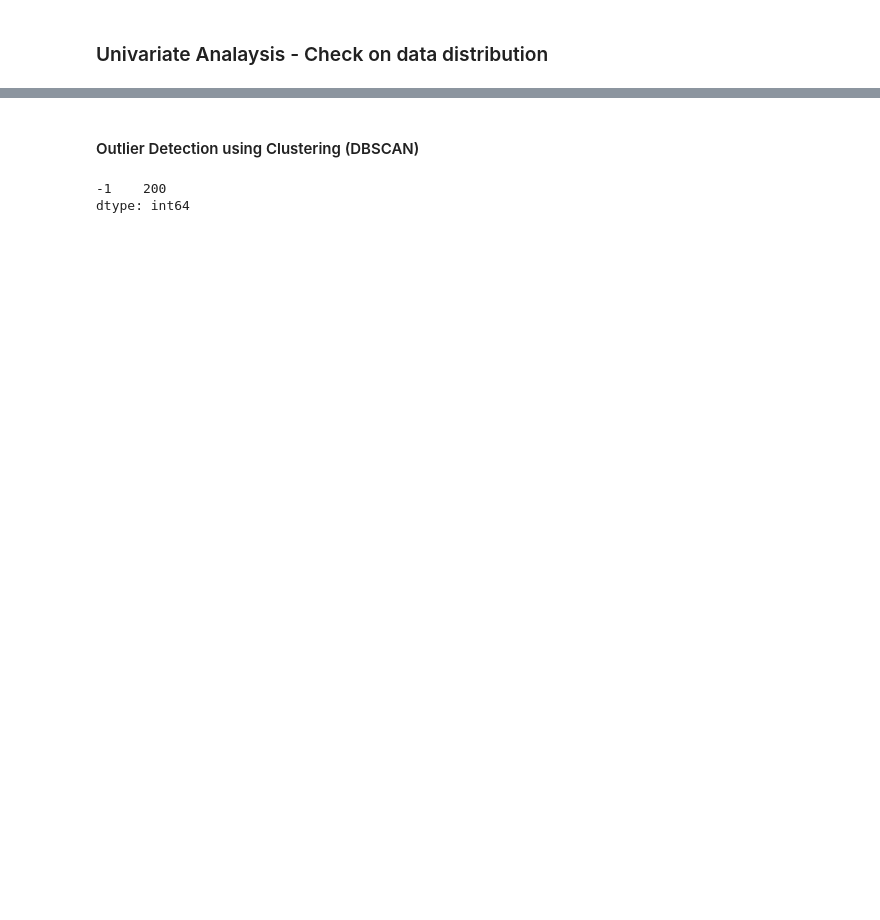
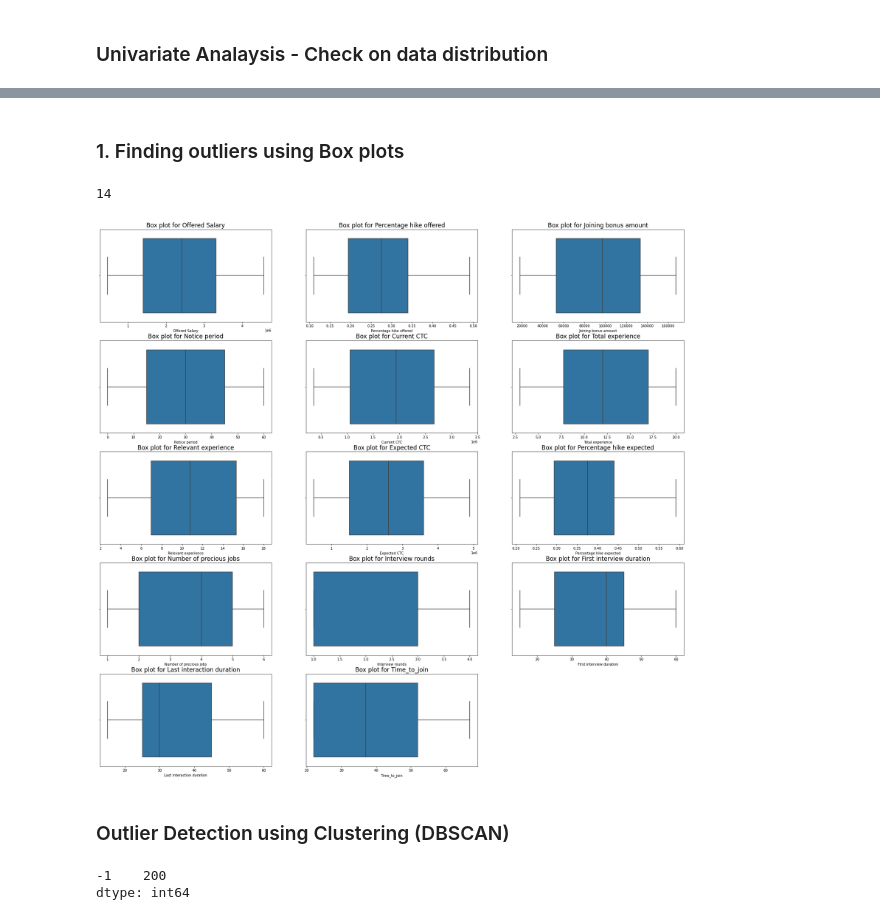
Before and after one commit to karunyads/MiniProject-FE, a Jupyter notebook: FE_PROJECT1_06.ipynb, the cells around one changed output, grey strips where cells are left out. Saved outputs shown, nothing was run; the diff lists cells and outputs as text; code cells hidden in the pictures; blank space fills up the shorter version.

```diff
--- a/FE_PROJECT1_06.ipynb
+++ b/FE_PROJECT1_06.ipynb
@@ -388,7 +337,0 @@ array([[<AxesSubplot:title={'center':'Offered Salary'}>,
-# %%
-#Box Plot for numeric values
-
-for i, ival in enumerate(numericcolumn):
-    print("\n Box Plot for variable : "+ival)
-    p = sns.boxplot(x=data[ival],data=data)
-    plt.show()
@@ -409,5 +338,25 @@ for i, ival in enumerate(numericcolumn):
+# %% [markdown]
+### 1. Finding outliers using Box plots
+# %%
+numericcolumn = ["Offered Salary","Percentage hike offered","Joining bonus amount","Notice period","Current CTC","Total experience","Relevant experience","Expected CTC","Percentage hike expected","Number of precious jobs","Interview rounds","First interview duration","Last interaction duration","Time_to_join"]
+len(numericcolumn)
+# %% [output]
+14
+# %%
+
+count=1
+plt.subplots(figsize=(30, 40))
+for i, ival in enumerate(numericcolumn):
+    plt.subplot(7,3,count)
+    b = sns.boxplot(x=data[ival],data=data)
+    #b.set_xlabel(ival,fontsize=15)
+    b.set_title("Box plot for " + ival,fontsize=17)
+    count+=1
+plt.show()
+# %% [output]
+[figure, added]
 # %% [markdown]
-#### Outlier Detection using Clustering (DBSCAN)
+### Outlier Detection using Clustering (DBSCAN)
 # %%
 cols = ['Offered band','Gender','LOB','Joining location','Candidate relocation status','Current organization','Highest Educational Degree','Acceptance status','Candidate source','Location','Interview types','Interview Types2']
 data_encoded = pd.get_dummies(data,columns=cols)
```
Also changed, not shown: parts of 50 cells of this notebook.
